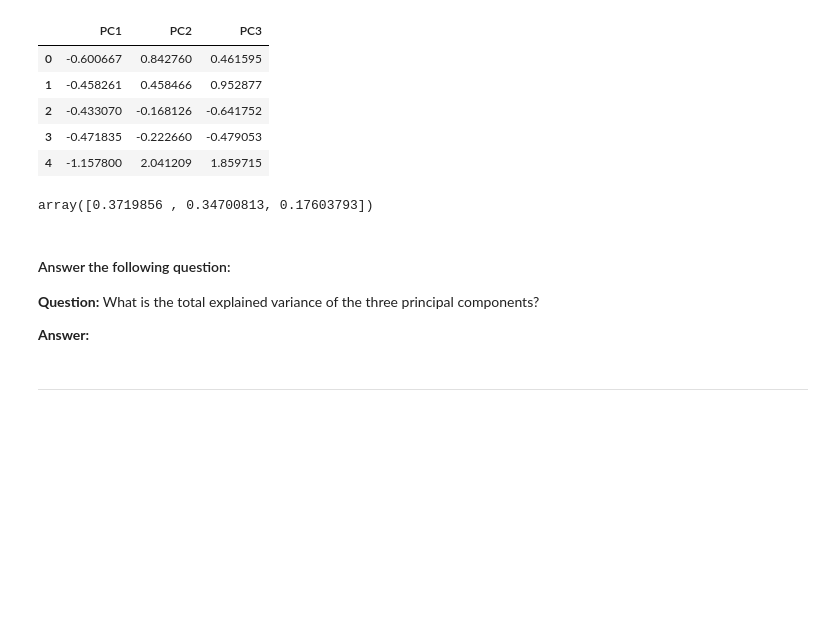
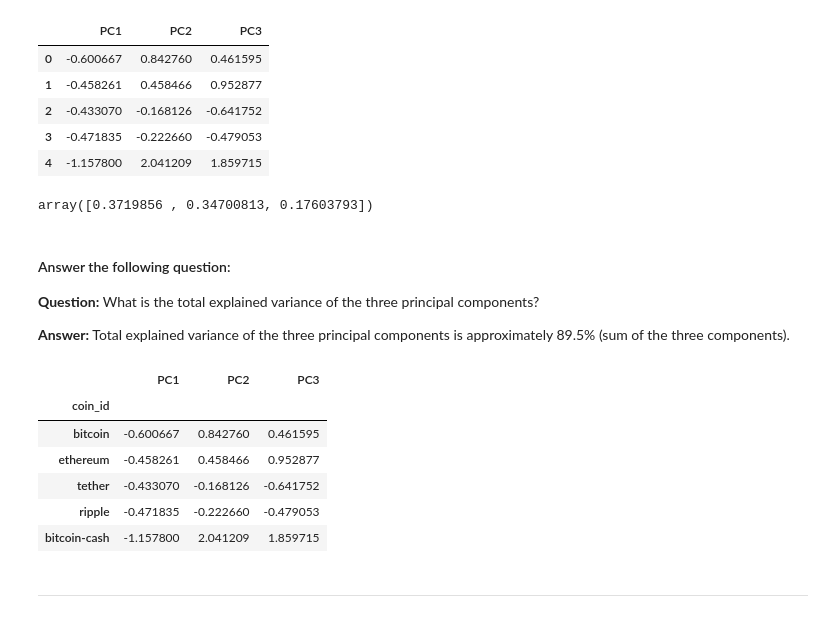
Before and after one commit to jdelacruzjr/CryptoClustering, a Jupyter notebook: Crypto_Clustering.ipynb, the cells around one changed output. Drawn from its saved outputs; the diff is of its cells as text; code cells hidden in the pictures; blank space fills up the shorter version.

```diff
--- a/Crypto_Clustering.ipynb
+++ b/Crypto_Clustering.ipynb
@@ -222,4 +219,4 @@ array([0.3719856 , 0.34700813, 0.17603793])
 
 **Question:** What is the total explained variance of the three principal components?
 
-**Answer:**
+**Answer:** Total explained variance of the three principal components is approximately 89.5% (sum of the three components).
@@ -238,3 +223,17 @@ array([0.3719856 , 0.34700813, 0.17603793])
+# %%
+# Set the coinid column as index
+market_pca_df= market_pca.set_index(crypto_names)
+
+# Display sample data
+market_pca_df.head()
+# %% [output]
+|  | PC1 | PC2 | PC3 |
+| coin_id |  |  |  |
+| bitcoin | -0.600667 | 0.842760 | 0.461595 |
+| ethereum | -0.458261 | 0.458466 | 0.952877 |
+| tether | -0.433070 | -0.168126 | -0.641752 |
+| ripple | -0.471835 | -0.222660 | -0.479053 |
+| bitcoin-cash | -1.157800 | 2.041209 | 1.859715 |
 # %% [markdown]
 ---
 # %% [markdown]
```
Also changed, not shown: parts of 17 cells of this notebook, 5 other files.
